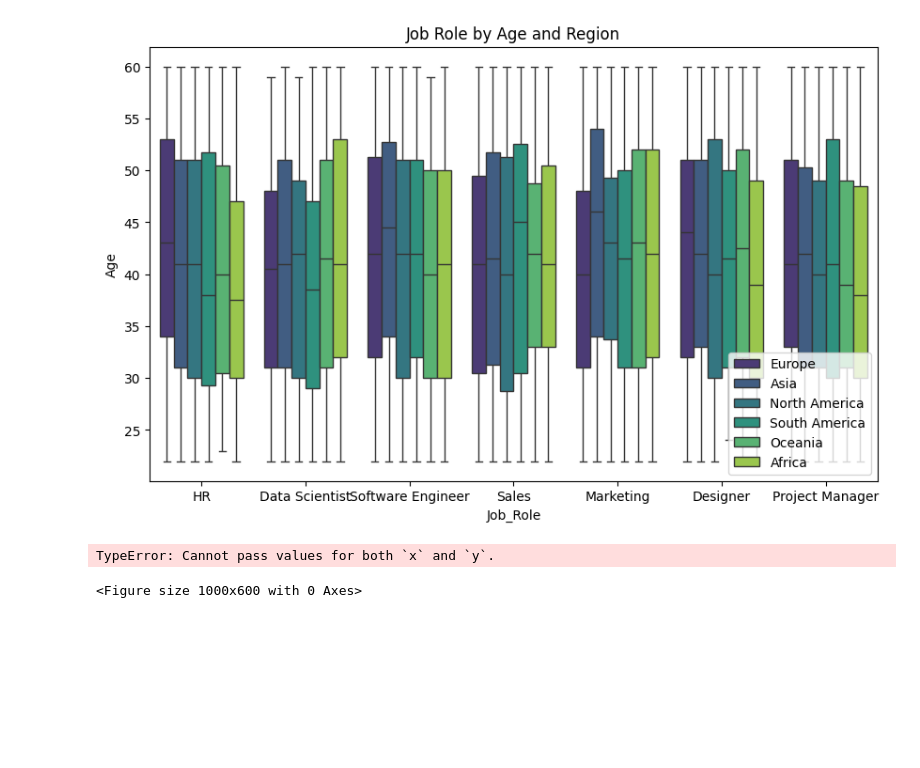
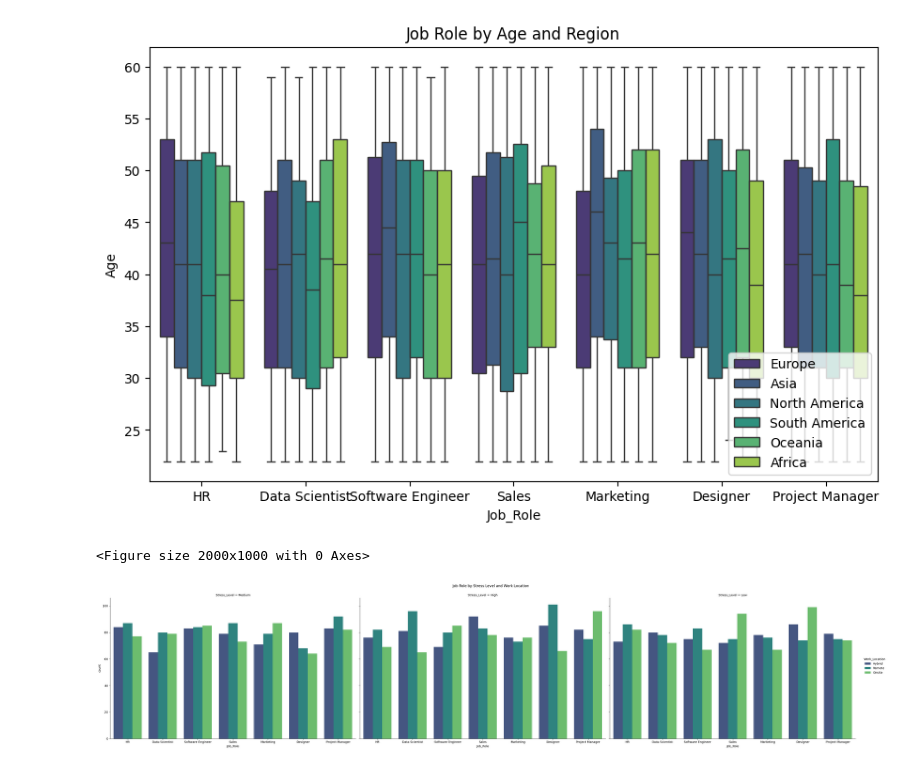
Before and after one commit to AdrienPiette/Mental_health_model, a Jupyter notebook: Analysing/analysing.ipynb, the cells around one changed output. Drawn from its saved outputs; the diff is of its cells as text; code cells hidden in the pictures; blank space fills up the shorter version.

```diff
--- a/Analysing/analysing.ipynb
+++ b/Analysing/analysing.ipynb
@@ -59,12 +72,12 @@ plt.show()
 # %% [output]
 [figure]
 # %%
-#Plotting job role by stress level and work location
-plt.figure(figsize=(10, 6))
-sns.countplot(x='Job_Role', y='Stress_Level', hue='Work_Location', data=data, palette='viridis')
-plt.title('Job Role by Stress Level and Work Location')
-plt.legend(loc='lower right')
+# Plotting job role by stress level and work location
+plt.figure(figsize=(20, 10))
+sns.catplot(x='Job_Role', hue='Work_Location', col='Stress_Level', data=data, kind='count', palette='viridis', height=8, aspect=1.5)
+plt.subplots_adjust(top=0.9)
+plt.suptitle('Job Role by Stress Level and Work Location')
 plt.show()
 # %% [output]
-TypeError: Cannot pass values for both `x` and `y`.
+<Figure size 2000x1000 with 0 Axes>
-<Figure size 1000x600 with 0 Axes>
+[figure, added]
```
Also changed, not shown: parts of 7 cells of this notebook, 5 other files.
